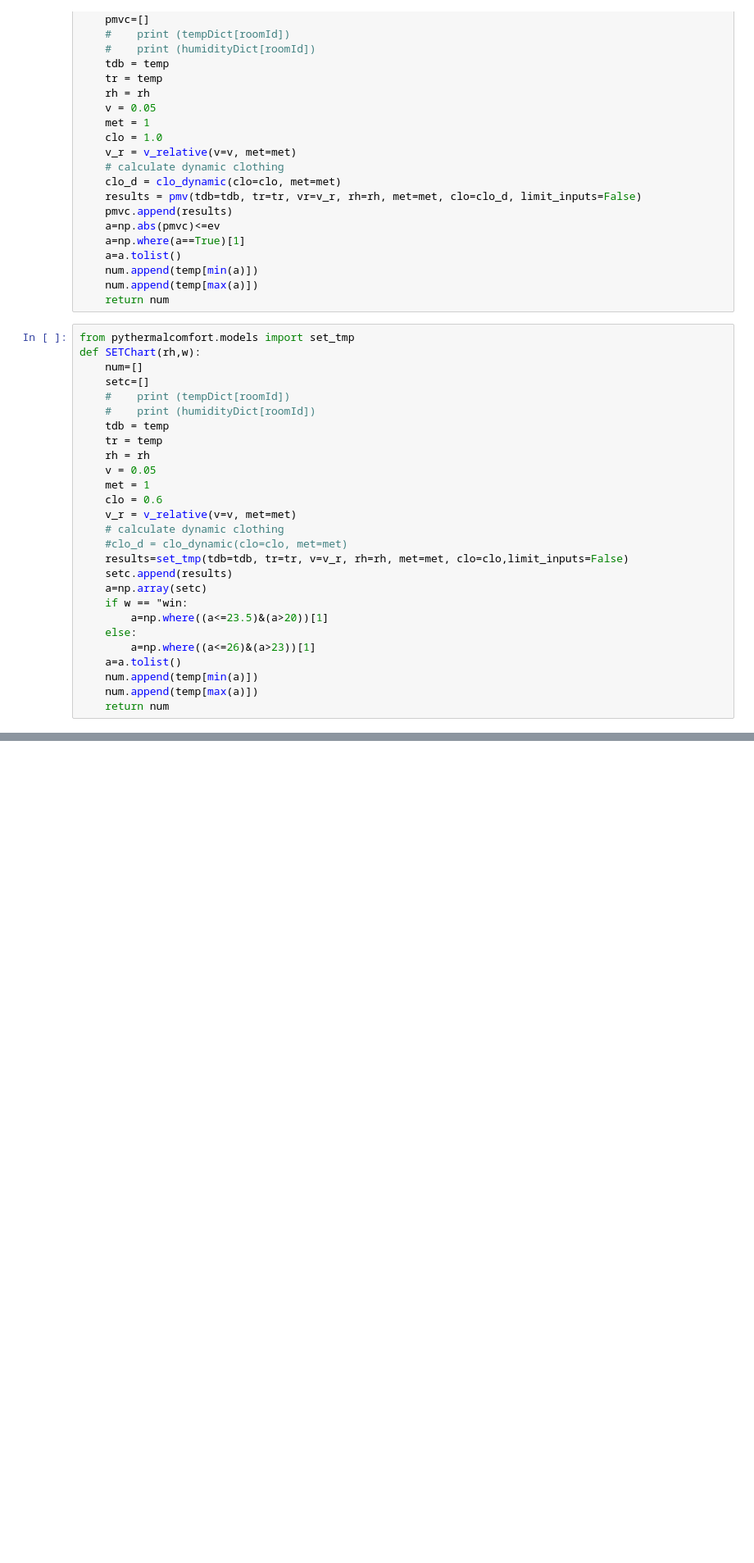
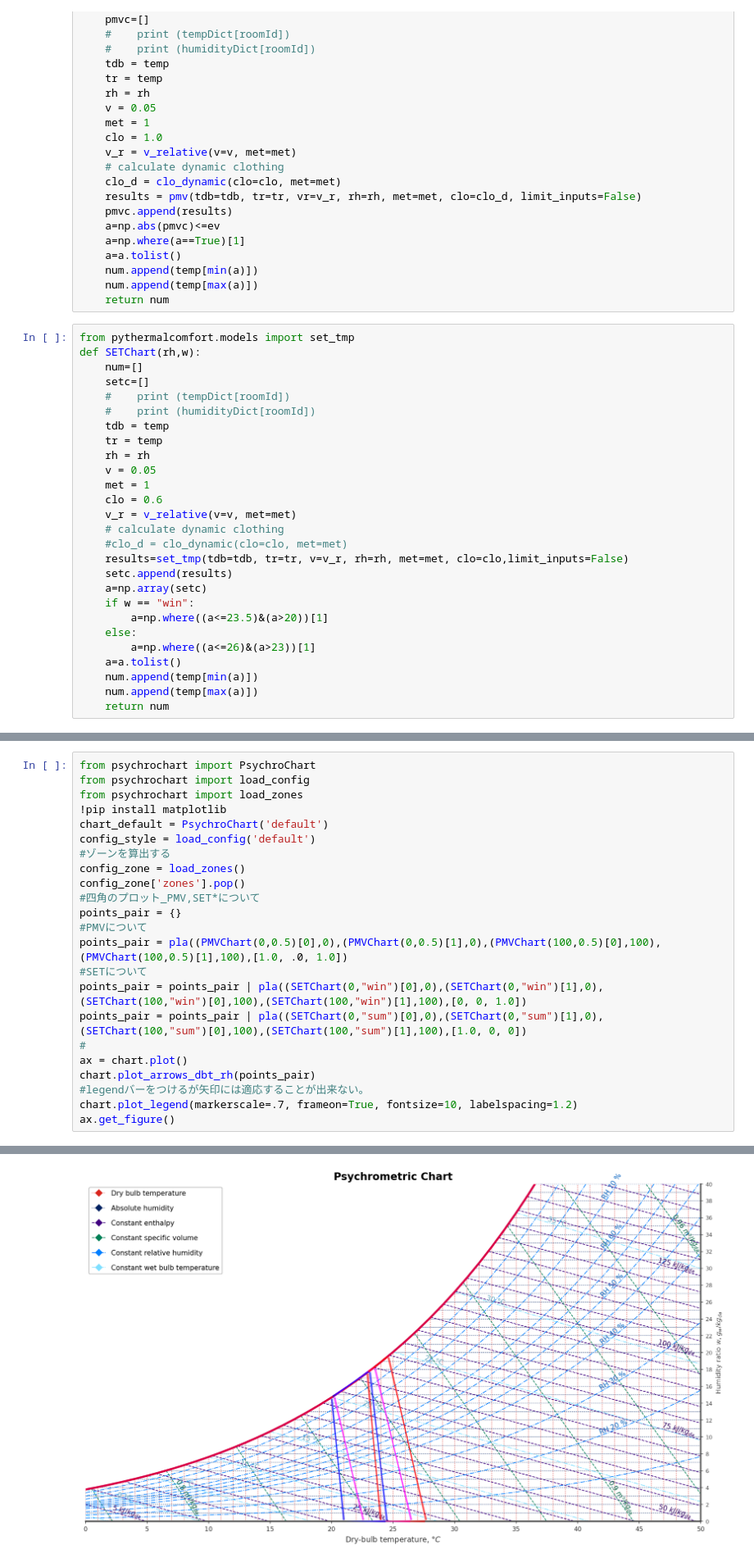
Before and after one commit to becat-oss/therb-notebook, a Jupyter notebook: 【守田】ちょっとこっちで試してみたいので作ってみました.ipynb, the cells around one changed output, grey strips where cells are left out. Shown at 82% size. Cells and saved outputs as stored; diff of their text form; blank space fills up the shorter version.

```diff
--- a/【守田】ちょっとこっちで試してみたいので作ってみました.ipynb
+++ b/【守田】ちょっとこっちで試してみたいので作ってみました.ipynb
@@ -93,7 +93,7 @@ def SETChart(rh,w):
     results=set_tmp(tdb=tdb, tr=tr, v=v_r, rh=rh, met=met, clo=clo,limit_inputs=False)
     setc.append(results)
     a=np.array(setc)
-    if w == "win:
+    if w == "win":
         a=np.where((a<=23.5)&(a>20))[1]
     else:
         a=np.where((a<=26)&(a>23))[1]
@@ -104,2 +125,24 @@ def SETChart(rh,w):
 # %%
+from psychrochart import PsychroChart
+from psychrochart import load_config
+from psychrochart import load_zones
+!pip install matplotlib
+chart_default = PsychroChart('default')
+config_style = load_config('default')
+#ゾーンを算出する
+config_zone = load_zones()
+config_zone['zones'].pop()
+#四角のプロット_PMV,SET*について
+points_pair = {}
+#PMVについて
+points_pair = pla((PMVChart(0,0.5)[0],0),(PMVChart(0,0.5)[1],0),(PMVChart(100,0.5)[0],100),(PMVChart(100,0.5)[1],100),[1.0, .0, 1.0])
+#SETについて
+points_pair = points_pair | pla((SETChart(0,"win")[0],0),(SETChart(0,"win")[1],0),(SETChart(100,"win")[0],100),(SETChart(100,"win")[1],100),[0, 0, 1.0])
+points_pair = points_pair | pla((SETChart(0,"sum")[0],0),(SETChart(0,"sum")[1],0),(SETChart(100,"sum")[0],100),(SETChart(100,"sum")[1],100),[1.0, 0, 0])
+#
+ax = chart.plot()
+chart.plot_arrows_dbt_rh(points_pair)
+#legendバーをつけるが矢印には適応することが出来ない。
+chart.plot_legend(markerscale=.7, frameon=True, fontsize=10, labelspacing=1.2)
+ax.get_figure()
 # %% [output]
@@ -115,0 +160 @@ def SETChart(rh,w):
+[figure, added]
```
Also changed, not shown: parts of 7 cells of this notebook.
